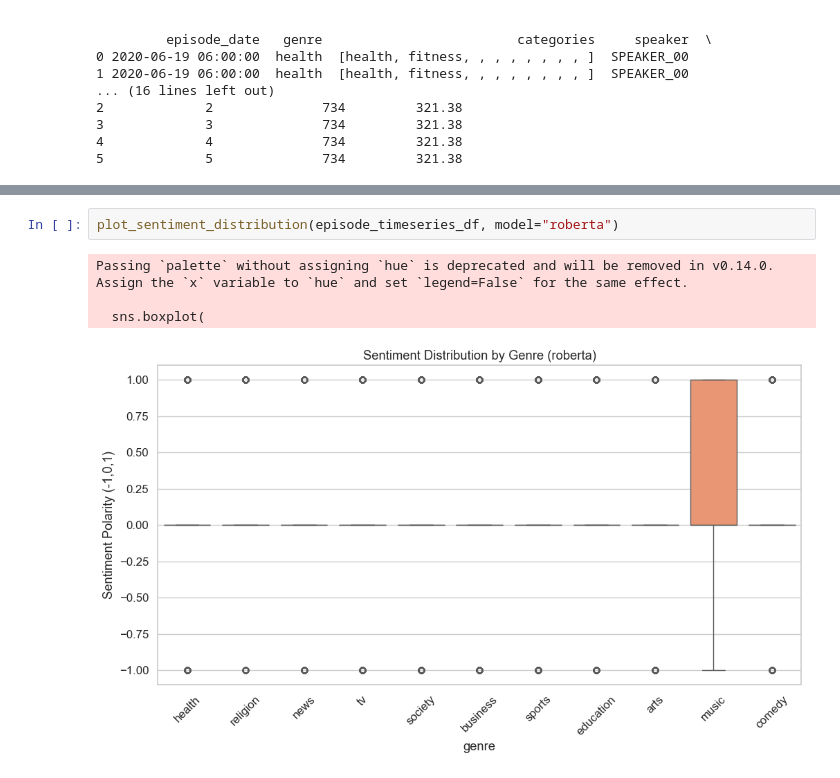
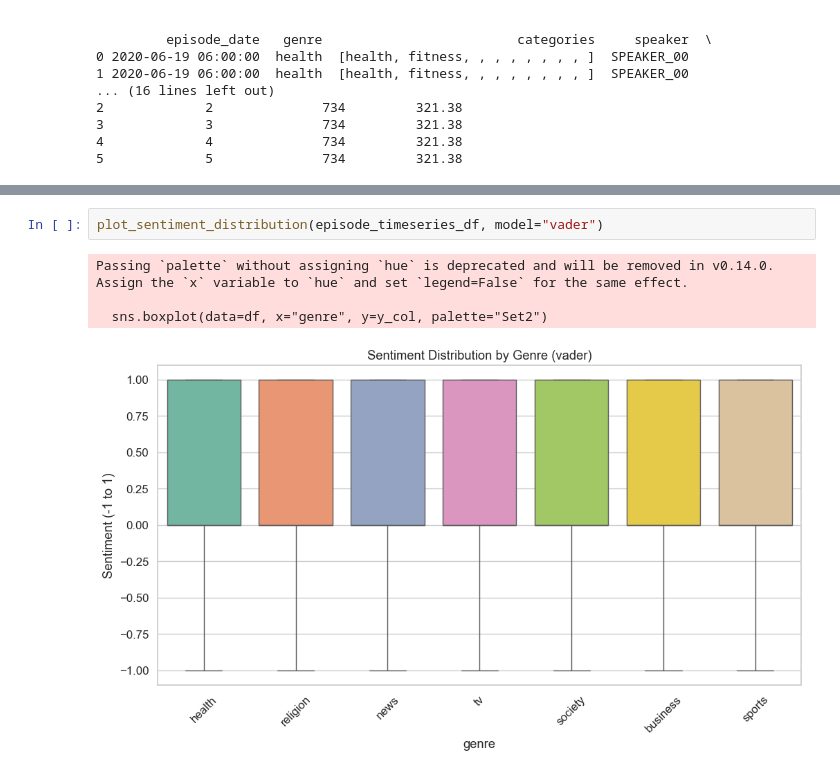
Before and after one commit to au-nlp/project-milestone-p2-group4, a Jupyter notebook: sentiment_analysis.ipynb, the cells around one changed output, grey strips where cells are left out. Drawn from its saved outputs; the diff is of its cells as text.

Commit message:
Futher work on sentiment analysis and visualizations

```diff
--- a/sentiment_analysis.ipynb
+++ b/sentiment_analysis.ipynb
@@ -530,7 +513,7 @@ See the caveats in the documentation: https://pandas.pydata.org/pandas-docs/stab
 # %%
-plot_sentiment_distribution(episode_timeseries_df, model="roberta")
+plot_sentiment_distribution(episode_timeseries_df, model="vader")
 # %% [output]
 Passing `palette` without assigning `hue` is deprecated and will be removed in v0.14.0. Assign the `x` variable to `hue` and set `legend=False` for the same effect.
 
-  sns.boxplot(
+  sns.boxplot(data=df, x="genre", y=y_col, palette="Set2")
-[figure, old version]
+[figure, new version]
```
Also changed, not shown: parts of 8 cells of this notebook.
